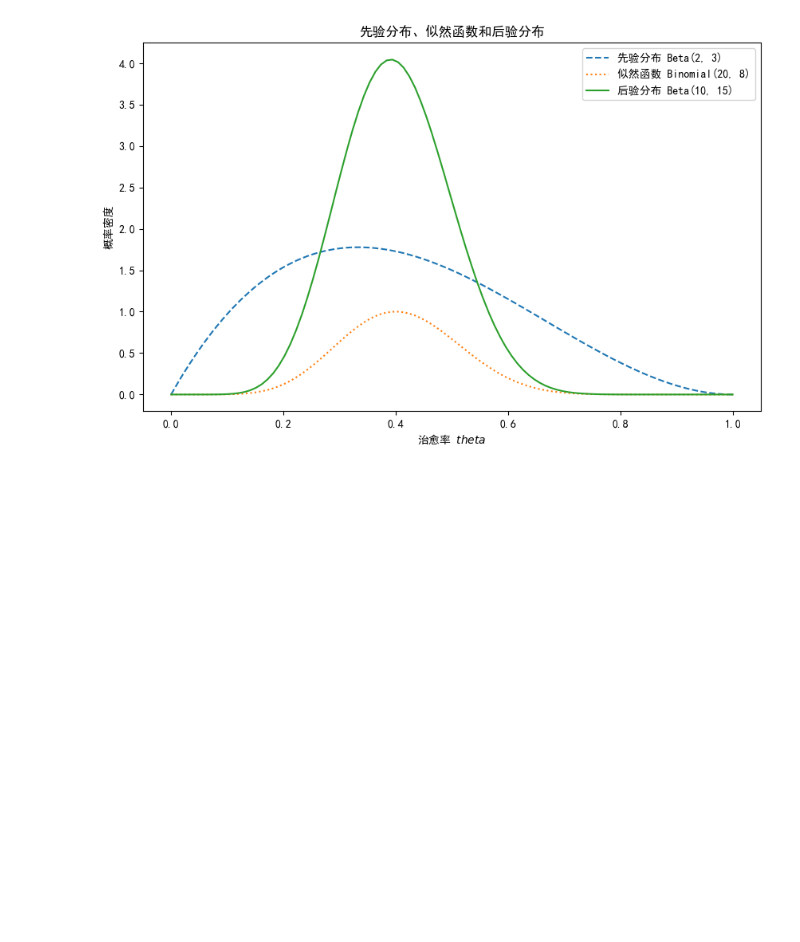
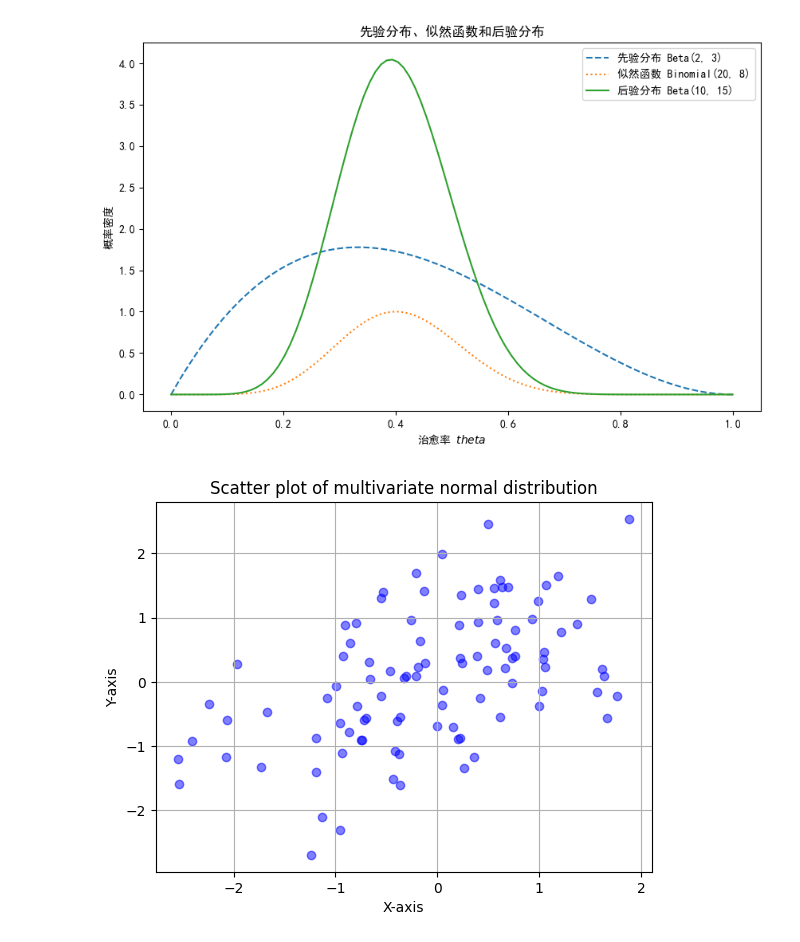
Before and after one commit to HaoYuanTian/Python_Notes, a Jupyter notebook: Learn/5.16.ipynb, the cells around one changed output. Saved outputs shown, nothing was run; the diff lists cells and outputs as text; code cells hidden in the pictures; blank space fills up the shorter version.

```diff
--- a/Learn/5.16.ipynb
+++ b/Learn/5.16.ipynb
@@ -33,3 +33,29 @@ plt.legend()
 plt.show()
 # %% [output]
 [figure]
+# %%
+import numpy as np
+import matplotlib.pyplot as plt
+
+# 设置随机种子，保证结果可重复
+np.random.seed(0)
+
+# 定义均值向量和协方差矩阵
+mean = [0, 0]
+cov = [[1, 0.5], [0.5, 1]]  # 协方差矩阵
+
+# 生成服从多元正态分布的随机数据
+data = np.random.multivariate_normal(mean, cov, 100)
+
+# 提取数据的两个维度
+x, y = data.T
+
+# 绘制散点图
+plt.scatter(x, y, c='blue', alpha=0.5)
+plt.title('Scatter plot of multivariate normal distribution')
+plt.xlabel('X-axis')
+plt.ylabel('Y-axis')
+plt.grid(True)
+plt.show()
+# %% [output]
+[figure, added]
```
Also changed, not shown: parts of 1 cell of this notebook.
